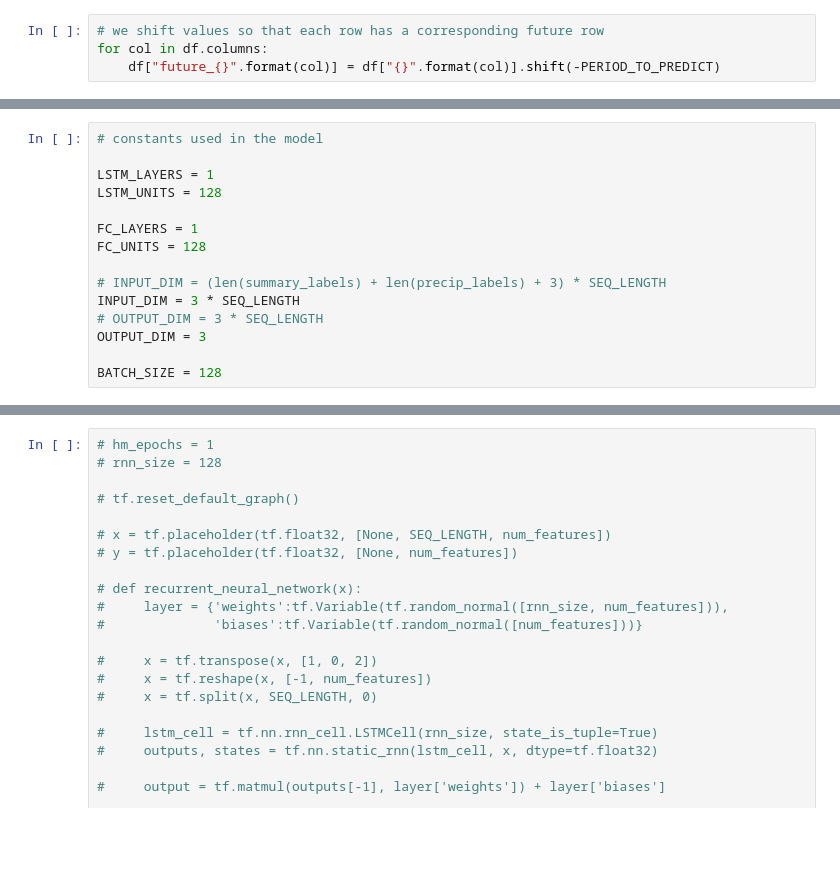
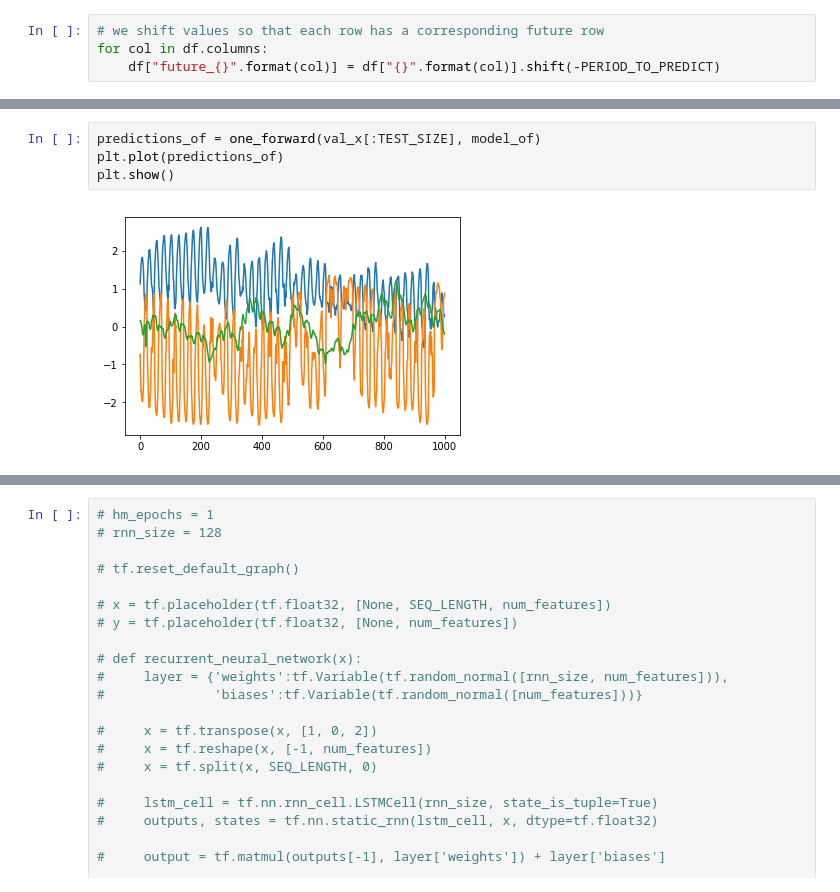
Before and after one commit to agayev169/weather_forecast, a Jupyter notebook: lstm_weather.ipynb, the cells around one changed output, grey strips where cells are left out. Saved outputs shown, nothing was run; the diff lists cells and outputs as text; blank space fills up the shorter version.

```diff
--- a/lstm_weather.ipynb
+++ b/lstm_weather.ipynb
@@ -283,15 +274,0 @@ print(val_y.shape)
-# %%
-# constants used in the model
-
-LSTM_LAYERS = 1
-LSTM_UNITS = 128
-
-FC_LAYERS = 1
-FC_UNITS = 128
-
-# INPUT_DIM = (len(summary_labels) + len(precip_labels) + 3) * SEQ_LENGTH
-INPUT_DIM = 3 * SEQ_LENGTH
-# OUTPUT_DIM = 3 * SEQ_LENGTH
-OUTPUT_DIM = 3
-
-BATCH_SIZE = 128
@@ -345,0 +365,6 @@ Epoch 50/50
+# %%
+predictions_of = one_forward(val_x[:TEST_SIZE], model_of)
+plt.plot(predictions_of)
+plt.show()
+# %% [output]
+[figure, added]
```
Also changed, not shown: parts of 29 cells of this notebook.
